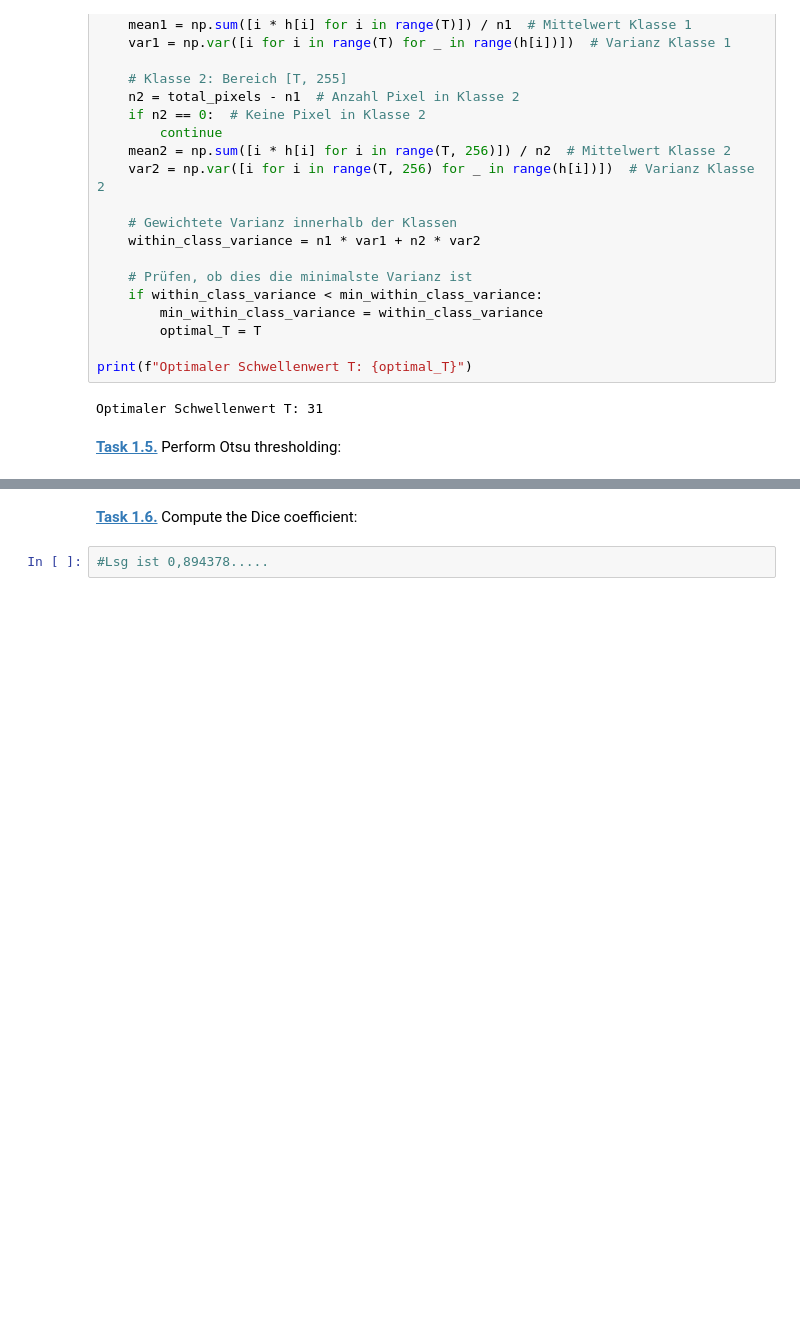
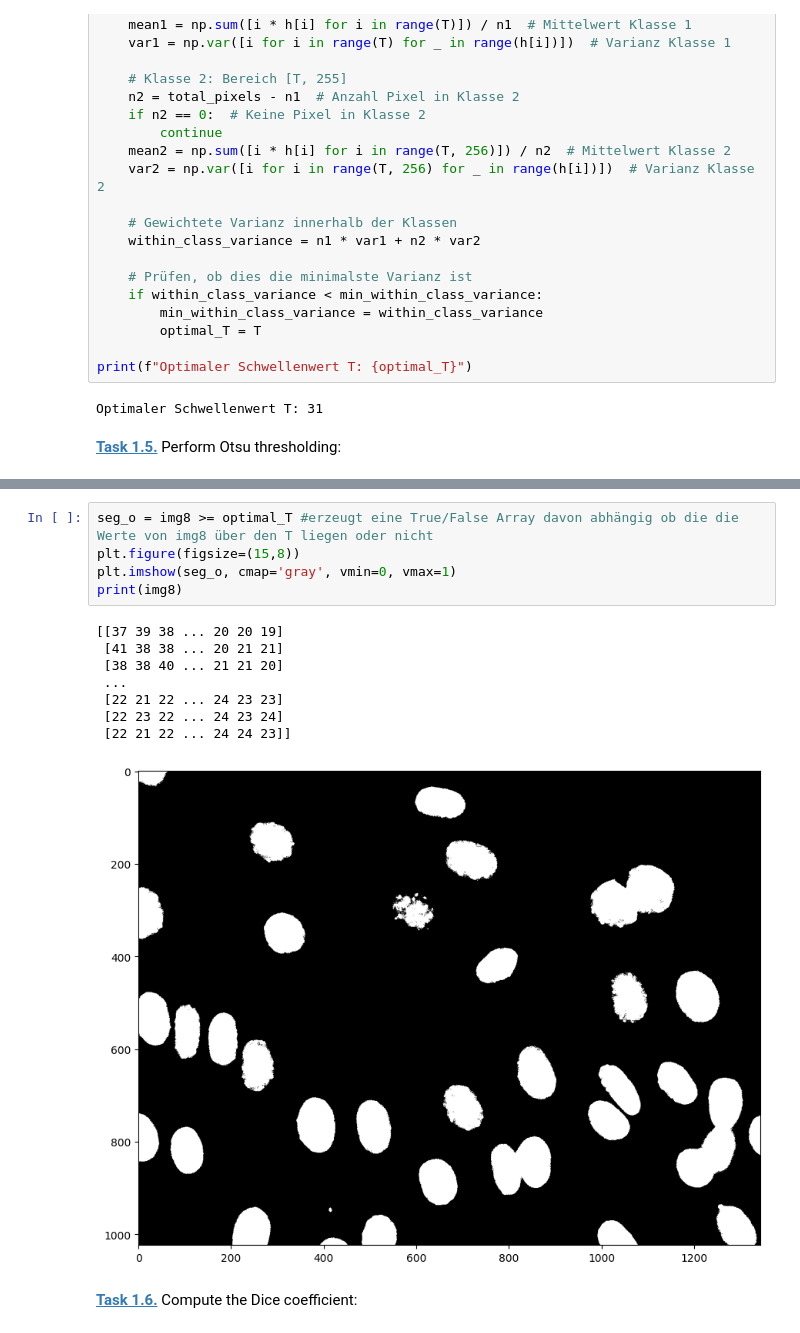
Before and after one commit to AlexandraKornelius/mobi-fs5-python, a Jupyter notebook: otsu.ipynb, the cells around one changed output, grey strips where cells are left out. Saved outputs shown, nothing was run; the diff lists cells and outputs as text; blank space fills up the shorter version.

```diff
--- a/otsu.ipynb
+++ b/otsu.ipynb
@@ -99,4 +75,16 @@ min(...)
+# %%
+seg_o = img8 >= optimal_T #erzeugt eine True/False Array davon abhängig ob die die Werte von img8 über den T liegen oder nicht
+plt.figure(figsize=(15,8))
+plt.imshow(seg_o, cmap='gray', vmin=0, vmax=1)
+print(img8)
+# %% [output]
+[[37 39 38 ... 20 20 19]
+ [41 38 38 ... 20 21 21]
+ [38 38 40 ... 21 21 20]
+ ...
+ [22 21 22 ... 24 23 23]
+ [22 23 22 ... 24 23 24]
+ [22 21 22 ... 24 24 23]]
+[figure, added]
 # %% [markdown]
 **[Task 1.6.]()** Compute the Dice coefficient:
-# %%
-#Lsg ist 0,894378.....
```
Also changed, not shown: parts of 3 cells of this notebook.
